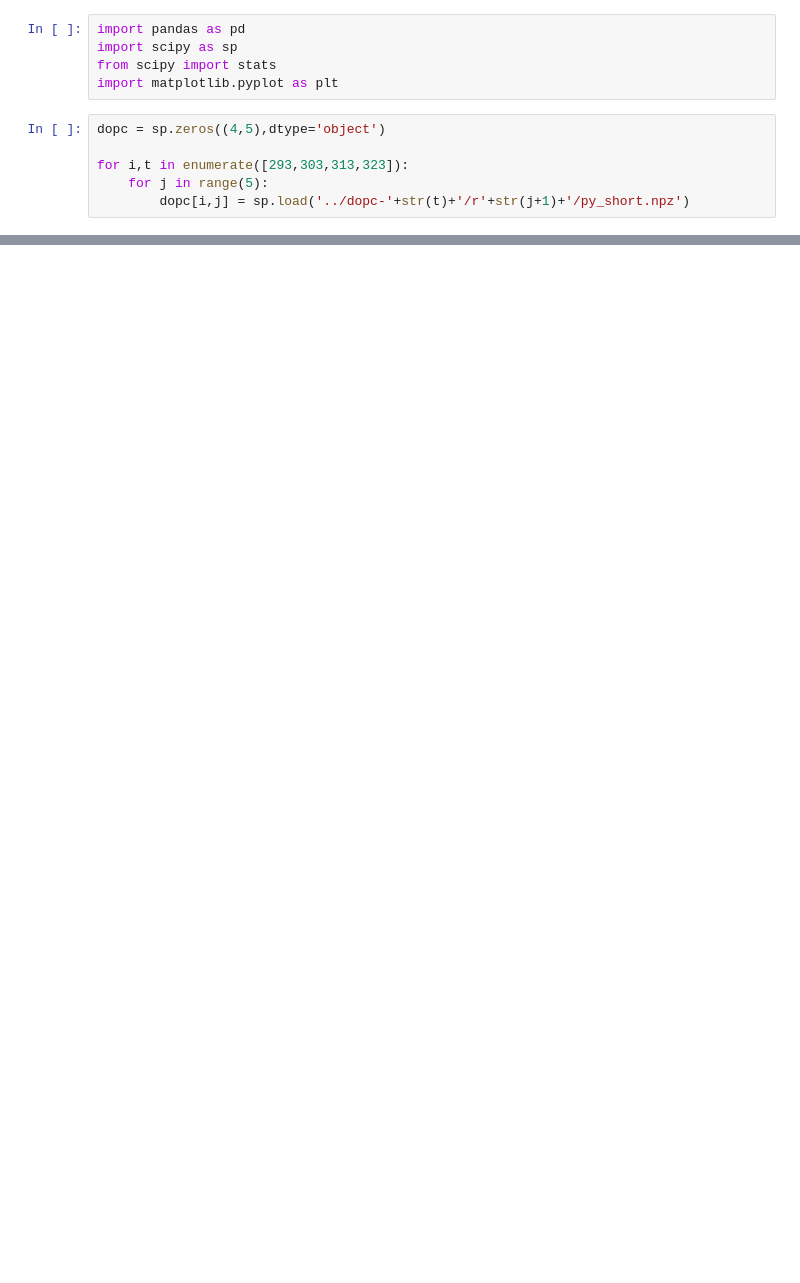
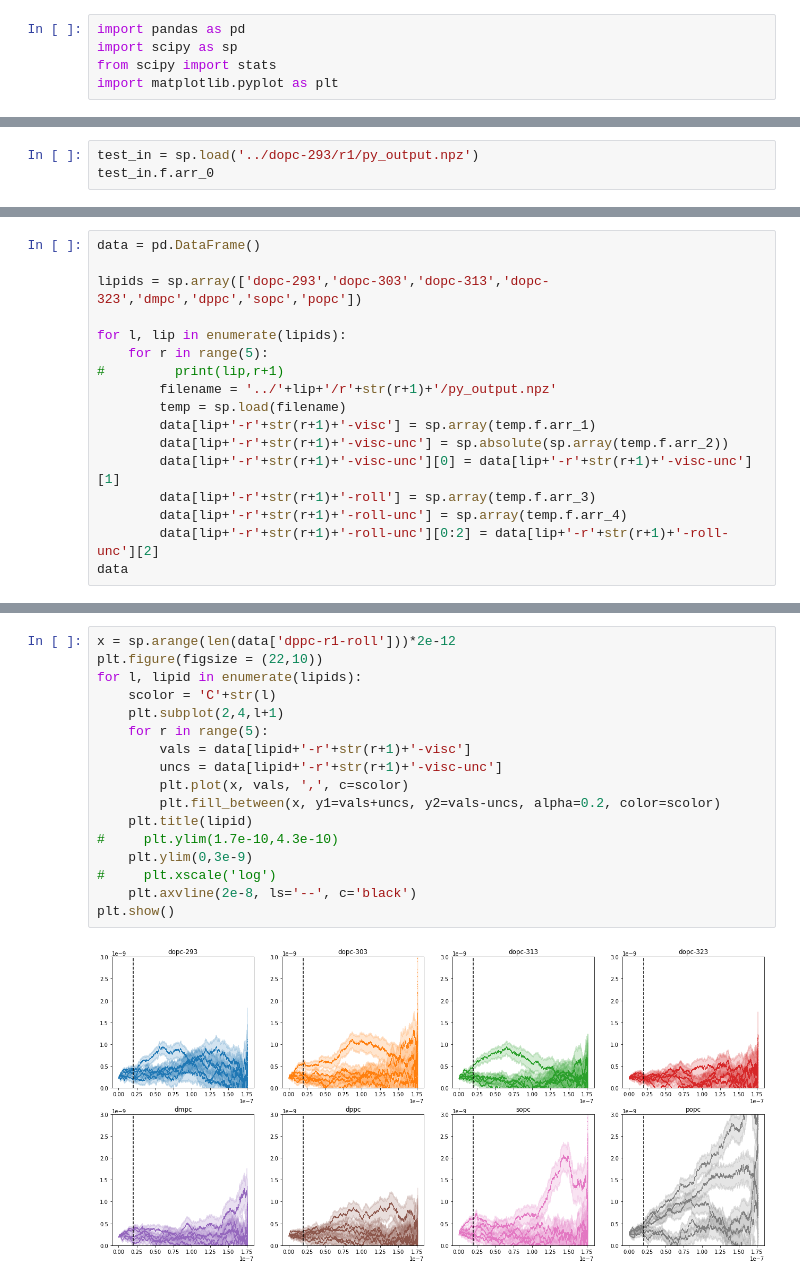
Before and after one commit to sheamusfitz/g-k-viscosity, a Jupyter notebook: final_analysis.ipynb, the cells around one changed output, grey strips where cells are left out. Cells and saved outputs as stored; diff of their text form; blank space fills up the shorter version.

```diff
--- a/final_analysis.ipynb
+++ b/final_analysis.ipynb
@@ -3,9 +3,3 @@ import pandas as pd
 import scipy as sp
 from scipy import stats
 import matplotlib.pyplot as plt
-# %%
-dopc = sp.zeros((4,5),dtype='object')
-
-for i,t in enumerate([293,303,313,323]):
-    for j in range(5):
-        dopc[i,j] = sp.load('../dopc-'+str(t)+'/r'+str(j+1)+'/py_short.npz')
@@ -18,0 +10,3 @@ for k in range(5):
+# %%
+test_in = sp.load('../dopc-293/r1/py_output.npz')
+test_in.f.arr_0
@@ -18,0 +18,17 @@ for k in range(5):
+# %%
+data = pd.DataFrame()
+
+lipids = sp.array(['dopc-293','dopc-303','dopc-313','dopc-323','dmpc','dppc','sopc','popc'])
+
+for l, lip in enumerate(lipids):
+    for r in range(5):
+#         print(lip,r+1)
+        filename = '../'+lip+'/r'+str(r+1)+'/py_output.npz'
+        temp = sp.load(filename)
+        data[lip+'-r'+str(r+1)+'-visc'] = sp.array(temp.f.arr_1)
+        data[lip+'-r'+str(r+1)+'-visc-unc'] = sp.absolute(sp.array(temp.f.arr_2))
+        data[lip+'-r'+str(r+1)+'-visc-unc'][0] = data[lip+'-r'+str(r+1)+'-visc-unc'][1]
+        data[lip+'-r'+str(r+1)+'-roll'] = sp.array(temp.f.arr_3)
+        data[lip+'-r'+str(r+1)+'-roll-unc'] = sp.array(temp.f.arr_4)
+        data[lip+'-r'+str(r+1)+'-roll-unc'][0:2] = data[lip+'-r'+str(r+1)+'-roll-unc'][2]
+data
@@ -18,0 +49,19 @@ for k in range(5):
+# %%
+x = sp.arange(len(data['dppc-r1-roll']))*2e-12
+plt.figure(figsize = (22,10))
+for l, lipid in enumerate(lipids):
+    scolor = 'C'+str(l)
+    plt.subplot(2,4,l+1)
+    for r in range(5):
+        vals = data[lipid+'-r'+str(r+1)+'-visc']
+        uncs = data[lipid+'-r'+str(r+1)+'-visc-unc']
+        plt.plot(x, vals, ',', c=scolor)
+        plt.fill_between(x, y1=vals+uncs, y2=vals-uncs, alpha=0.2, color=scolor)
+    plt.title(lipid)
+#     plt.ylim(1.7e-10,4.3e-10)
+    plt.ylim(0,3e-9)
+#     plt.xscale('log')
+    plt.axvline(2e-8, ls='--', c='black')
+plt.show()
+# %% [output]
+[figure, added]
```
Also changed, not shown: parts of 20 cells of this notebook, 1 other file.
